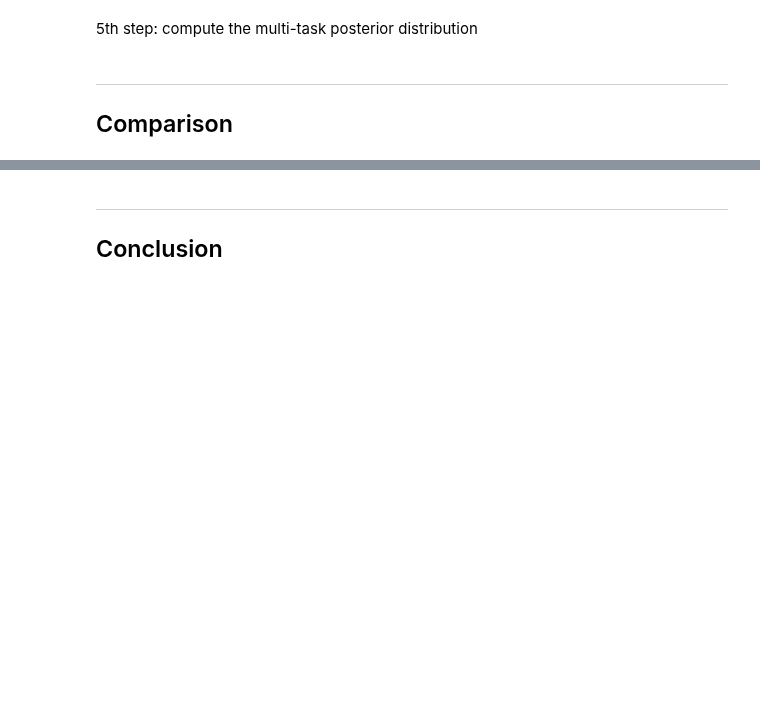
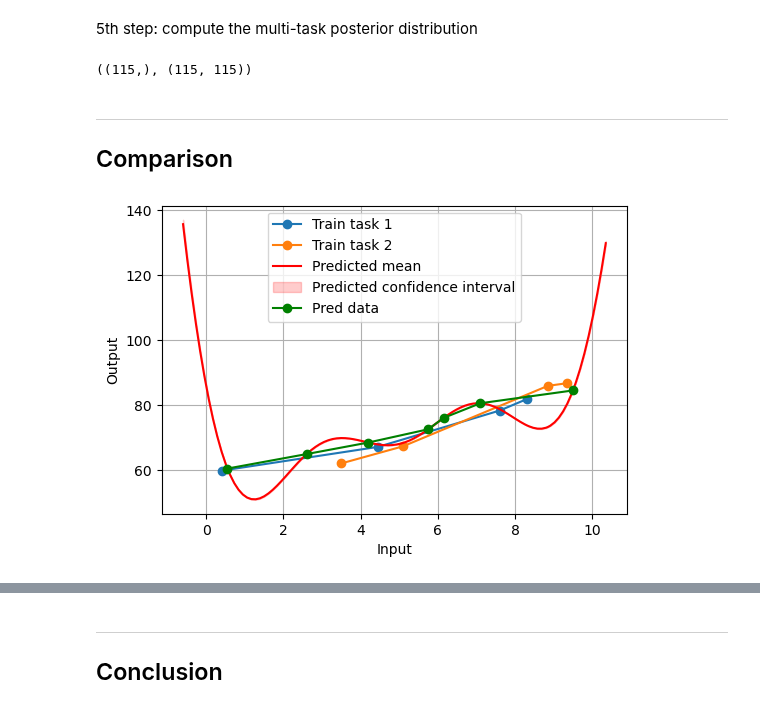
Before and after one commit to SimLej18/MagmaClustPy, a Jupyter notebook: benchmarks/prediction.ipynb, the cells around one changed output, grey strips where cells are left out. Saved outputs shown, nothing was run; the diff lists cells and outputs as text; code cells hidden in the pictures; blank space fills up the shorter version.

Commit message:
[enhanc] refined draft of prediction but there's something fishy...

```diff
--- a/benchmarks/prediction.ipynb
+++ b/benchmarks/prediction.ipynb
@@ -319,0 +254,4 @@ NameError: name 'inputs_task_pred' is not defined
+# %%
+gamma_at_pred = gamma_on_grid[jnp.ix_(mappings_pred_on_grid[0], mappings_pred_on_grid[0])]
+gamma_crossed = gamma_on_grid[mappings_pred_on_grid[0], :]
+gamma_at_pred.shape, gamma_crossed.shape
@@ -319,0 +260,3 @@ NameError: name 'inputs_task_pred' is not defined
+# %%
+output_pred = padded_outputs_pred.reshape(padded_outputs_pred.shape[0], -1)[0]  # For now we focus on one single task
+output_pred.shape
@@ -328,3 +269,37 @@ pred_cov = cov_pred - (cov_crossed.T @ cov_obs_inv @ cov_crossed)
+# %%
+gamma_at_pred_inv = cho_solve(cho_factor(gamma_at_pred), jnp.eye(len(gamma_at_pred)))
+# %%
+pred_mean = post_mean_grid + (gamma_crossed.T) @ gamma_at_pred_inv @ (output_pred - post_mean_at_pred)
+pred_cov = gamma_on_grid - (gamma_crossed.T @ gamma_at_pred_inv @ gamma_crossed)
+pred_mean.shape, pred_cov.shape
+# %% [output]
+((115,), (115, 115))
 # %% [markdown]
 ---
 ## Comparison
+# %%
+# plot the profiles
+# Plot
+plt.figure(figsize=(6, 4))
+for id_, group in db_formatted[db_formatted["Task_ID"] < 3].groupby('Task_ID'):
+	plt.plot(group['Input'], group['Output'], marker='o', label=f'Train task {id_}')
+
+# Plot the prediction mean and confidence interval
+plt.plot(full_grid, pred_mean, label='Predicted mean', color='red')
+plt.fill_between(full_grid.flatten(),
+				 pred_mean - jnp.sqrt(jnp.diag(pred_cov)),
+				 pred_mean + jnp.sqrt(jnp.diag(pred_cov)),
+				 color='red', alpha=0.2, label='Predicted confidence interval')
+
+# plot the points of the task we want to predict
+plt.plot(padded_inputs_pred[0], padded_outputs_pred[0], marker='o', label='Pred data', color='green')
+
+
+# Labels and legend
+plt.xlabel("Input")
+plt.ylabel("Output")
+plt.legend()
+plt.grid()
+plt.show()
+# %% [output]
+[figure, added]
```
Also changed, not shown: parts of 29 cells of this notebook.
